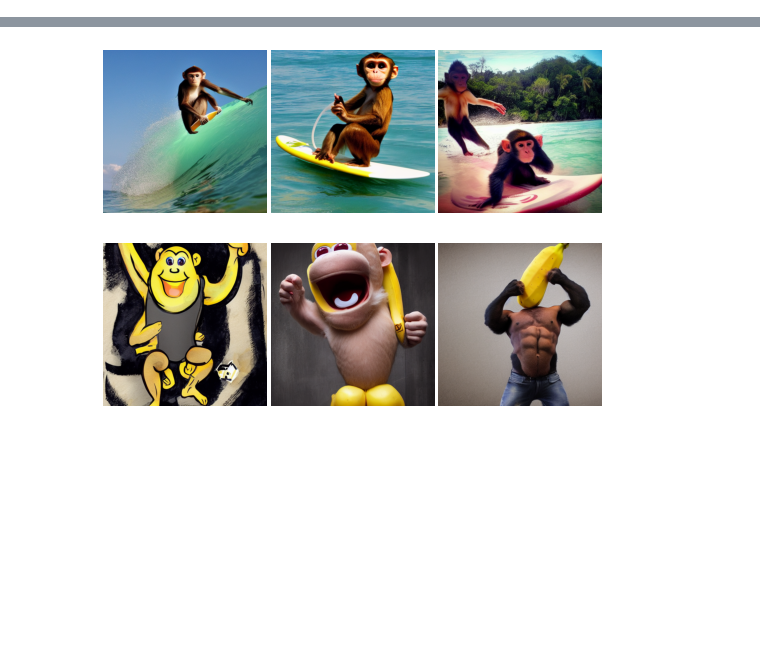
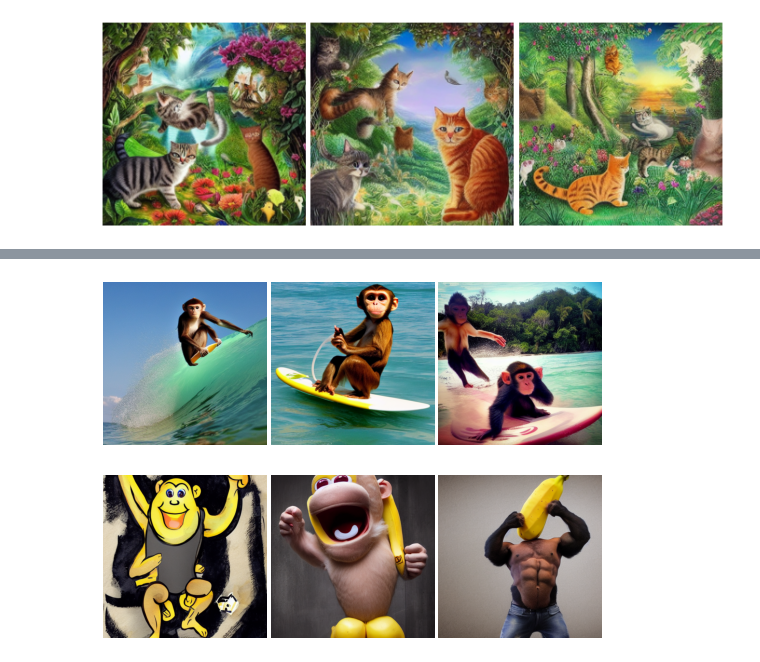
Before and after one commit to LukeWood/Devoxx-prototypes, a Jupyter notebook: Basic Generation.ipynb, the cells around one changed output, grey strips where cells are left out. Drawn from its saved outputs; the diff is of its cells as text; code cells hidden in the pictures; blank space fills up the shorter version.

```diff
--- a/Basic Generation.ipynb
+++ b/Basic Generation.ipynb
@@ -3,0 +70,6 @@ import luketils
+# %%
+visualize_prompt(
+    "Absolutely stunning artwork of the garden of eden, "
+    "but filled with cats!"
+)
+# %% [output]
@@ -3,0 +77 @@ import luketils
+[figure, added]
```
Also changed, not shown: parts of 31 cells of this notebook.
